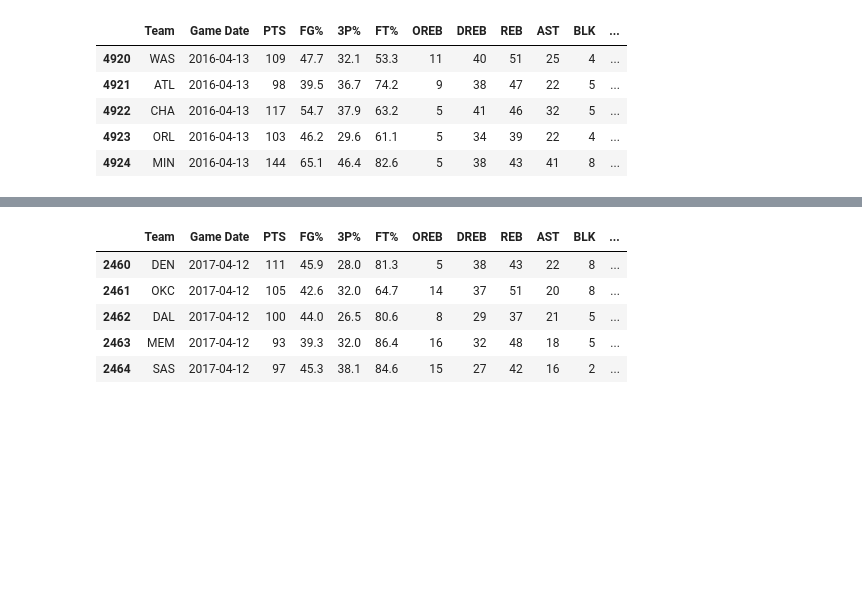
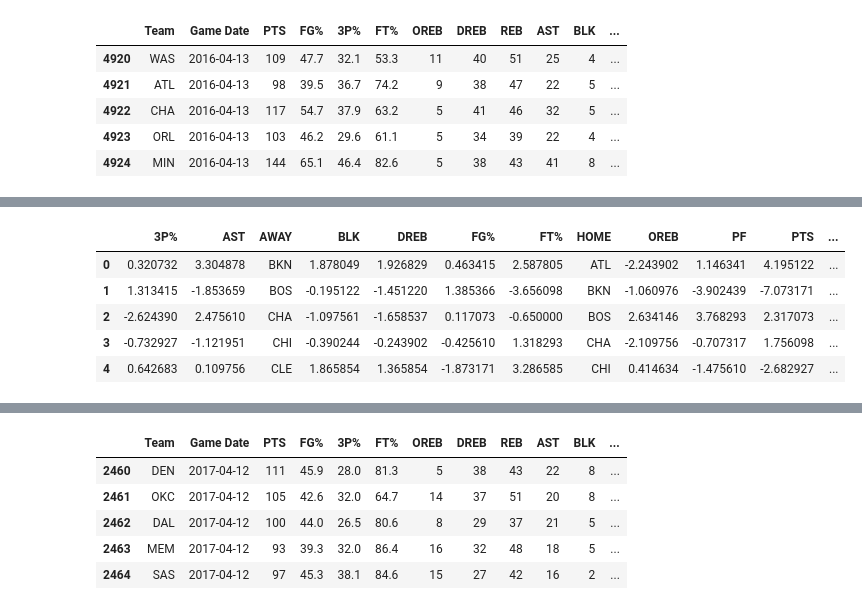
Before and after one commit to rwjenks/Final, a Jupyter notebook: Tim_Files/NBA_Season_Averages.ipynb, the cells around one changed output, grey strips where cells are left out. Saved outputs shown, nothing was run; the diff lists cells and outputs as text; code cells hidden in the pictures; blank space fills up the shorter version.

```diff
--- a/Tim_Files/NBA_Season_Averages.ipynb
+++ b/Tim_Files/NBA_Season_Averages.ipynb
@@ -432,0 +453,3 @@ avg_1516.head()
+# %%
+stats_1516 = avg_1516.drop(labels='TEAM', axis=1)
+stats_1516.head()
@@ -432,0 +463,23 @@ avg_1516.head()
+# %%
+diff1516 = []
+
+for x in range(1, 30):
+    diff_1516 = stats_1516 - stats_1516.shift(periods =- x)
+    diff_1516.drop(diff_1516.tail(x).index, inplace=True)
+    home_team = avg_1516.iloc[:,0]
+    home_team.drop(home_team.tail(x).index, inplace=True)
+    away_team = avg_1516.iloc[:,0].shift(periods =- x)
+    away_team.drop(away_team.tail(x).index, inplace=True)
+    diff_1516['AWAY'] = away_team
+    diff_1516['HOME'] = home_team
+    diff1516.append(diff_1516)
+
+diff_reg_1516 = pd.concat(diff1516, axis=0, sort=True)
+diff_reg_1516.head()
+# %% [output]
+|  | 3P% | AST | AWAY | BLK | DREB | FG% | FT% | HOME | OREB | PF | PTS | ... |
+| 0 | 0.320732 | 3.304878 | BKN | 1.878049 | 1.926829 | 0.463415 | 2.587805 | ATL | -2.243902 | 1.146341 | 4.195122 | ... |
+| 1 | 1.313415 | -1.853659 | BOS | -0.195122 | -1.451220 | 1.385366 | -3.656098 | BKN | -1.060976 | -3.902439 | -7.073171 | ... |
+| 2 | -2.624390 | 2.475610 | CHA | -1.097561 | -1.658537 | 0.117073 | -0.650000 | BOS | 2.634146 | 3.768293 | 2.317073 | ... |
+| 3 | -0.732927 | -1.121951 | CHI | -0.390244 | -0.243902 | -0.425610 | 1.318293 | CHA | -2.109756 | -0.707317 | 1.756098 | ... |
+| 4 | 0.642683 | 0.109756 | CLE | 1.865854 | 1.365854 | -1.873171 | 3.286585 | CHI | 0.414634 | -1.475610 | -2.682927 | ... |
```
Also changed, not shown: parts of 32 cells of this notebook.
